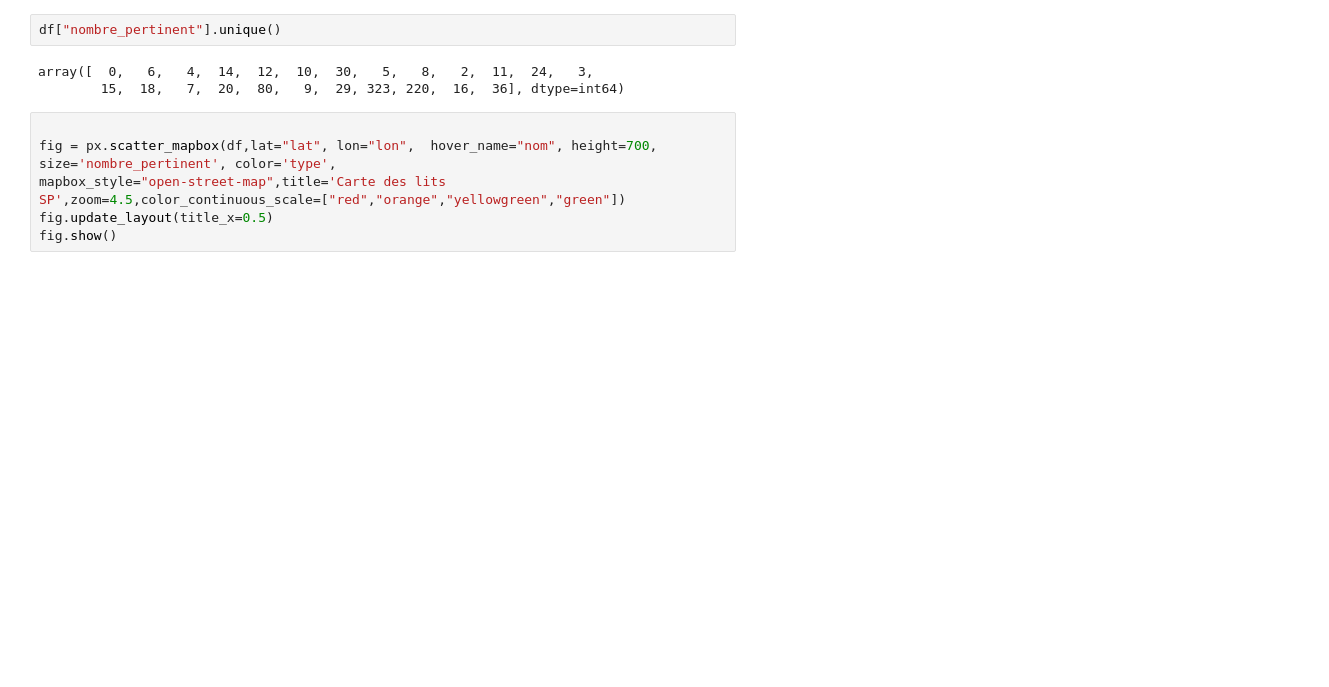
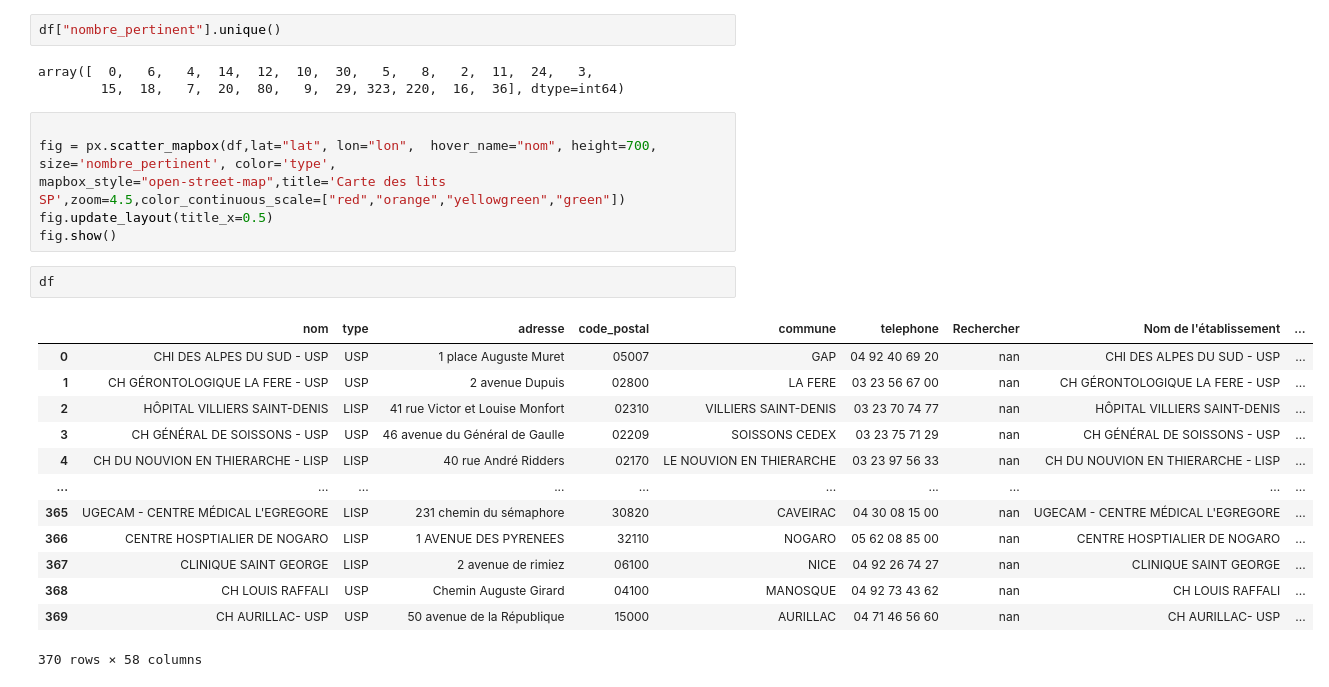
Before and after one commit to charlesmitt/exercices_jedha_python, a Jupyter notebook: Exercices perso/Soins palliatifs/scraping.ipynb, the cells around one changed output. Saved outputs shown, nothing was run; the diff lists cells and outputs as text; blank space fills up the shorter version.

```diff
--- a/Exercices perso/Soins palliatifs/scraping.ipynb
+++ b/Exercices perso/Soins palliatifs/scraping.ipynb
@@ -435,3 +435,19 @@ fig = px.scatter_mapbox(df,lat="lat", lon="lon",  hover_name="nom", height=700,
 mapbox_style="open-street-map",title='Carte des lits SP',zoom=4.5,color_continuous_scale=["red","orange","yellowgreen","green"])
 fig.update_layout(title_x=0.5)
 fig.show()
+# %%
+df
+# %% [output]
+|  | nom | type | adresse | code_postal | commune | telephone | Rechercher | Nom de l'établissement | ... |
+| 0 | CHI DES ALPES DU SUD - USP | USP | 1 place Auguste Muret | 05007 | GAP | 04 92 40 69 20 | nan | CHI DES ALPES DU SUD - USP | ... |
+| 1 | CH GÉRONTOLOGIQUE LA FERE - USP | USP | 2 avenue Dupuis | 02800 | LA FERE | 03 23 56 67 00 | nan | CH GÉRONTOLOGIQUE LA FERE - USP | ... |
+| 2 | HÔPITAL VILLIERS SAINT-DENIS | LISP | 41 rue Victor et Louise Monfort | 02310 | VILLIERS SAINT-DENIS | 03 23 70 74 77 | nan | HÔPITAL VILLIERS SAINT-DENIS | ... |
+| 3 | CH GÉNÉRAL DE SOISSONS - USP | USP | 46 avenue du Général de Gaulle | 02209 | SOISSONS CEDEX | 03 23 75 71 29 | nan | CH GÉNÉRAL DE SOISSONS - USP | ... |
+| 4 | CH DU NOUVION EN THIERARCHE - LISP | LISP | 40 rue André Ridders | 02170 | LE NOUVION EN THIERARCHE | 03 23 97 56 33 | nan | CH DU NOUVION EN THIERARCHE - LISP | ... |
+| ... | ... | ... | ... | ... | ... | ... | ... | ... | ... |
+| 365 | UGECAM - CENTRE MÉDICAL L'EGREGORE | LISP | 231 chemin du sémaphore | 30820 | CAVEIRAC | 04 30 08 15 00 | nan | UGECAM - CENTRE MÉDICAL L'EGREGORE | ... |
+| 366 | CENTRE HOSPTIALIER DE NOGARO | LISP | 1 AVENUE DES PYRENEES | 32110 | NOGARO | 05 62 08 85 00 | nan | CENTRE HOSPTIALIER DE NOGARO | ... |
+| 367 | CLINIQUE SAINT GEORGE | LISP | 2 avenue de rimiez | 06100 | NICE | 04 92 26 74 27 | nan | CLINIQUE SAINT GEORGE | ... |
+| 368 | CH LOUIS RAFFALI | USP | Chemin Auguste Girard | 04100 | MANOSQUE | 04 92 73 43 62 | nan | CH LOUIS RAFFALI | ... |
+| 369 | CH AURILLAC- USP | USP | 50 avenue de la République | 15000 | AURILLAC | 04 71 46 56 60 | nan | CH AURILLAC- USP | ... |
+370 rows × 58 columns
```
Also changed, not shown: 8 other files.
